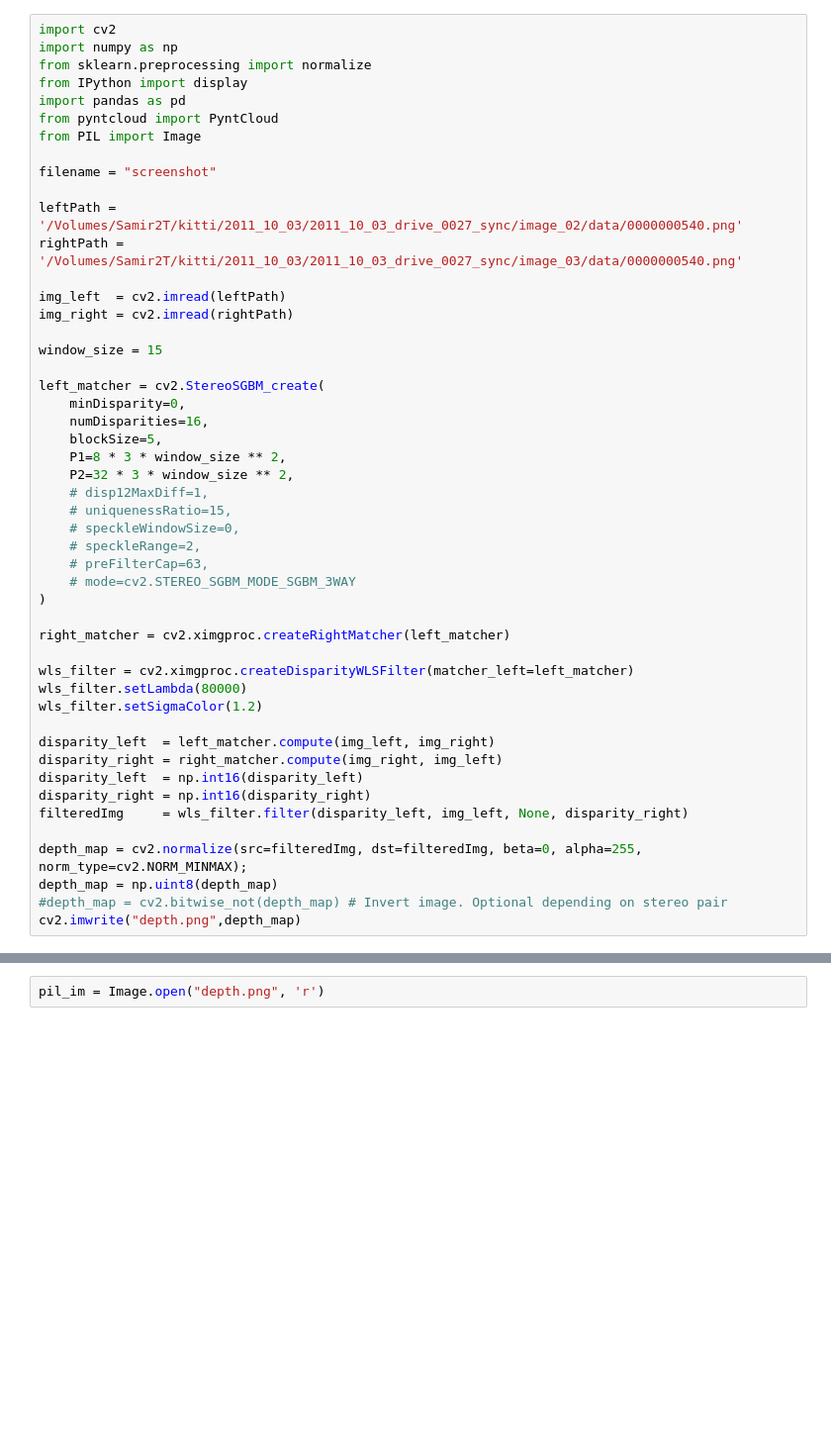
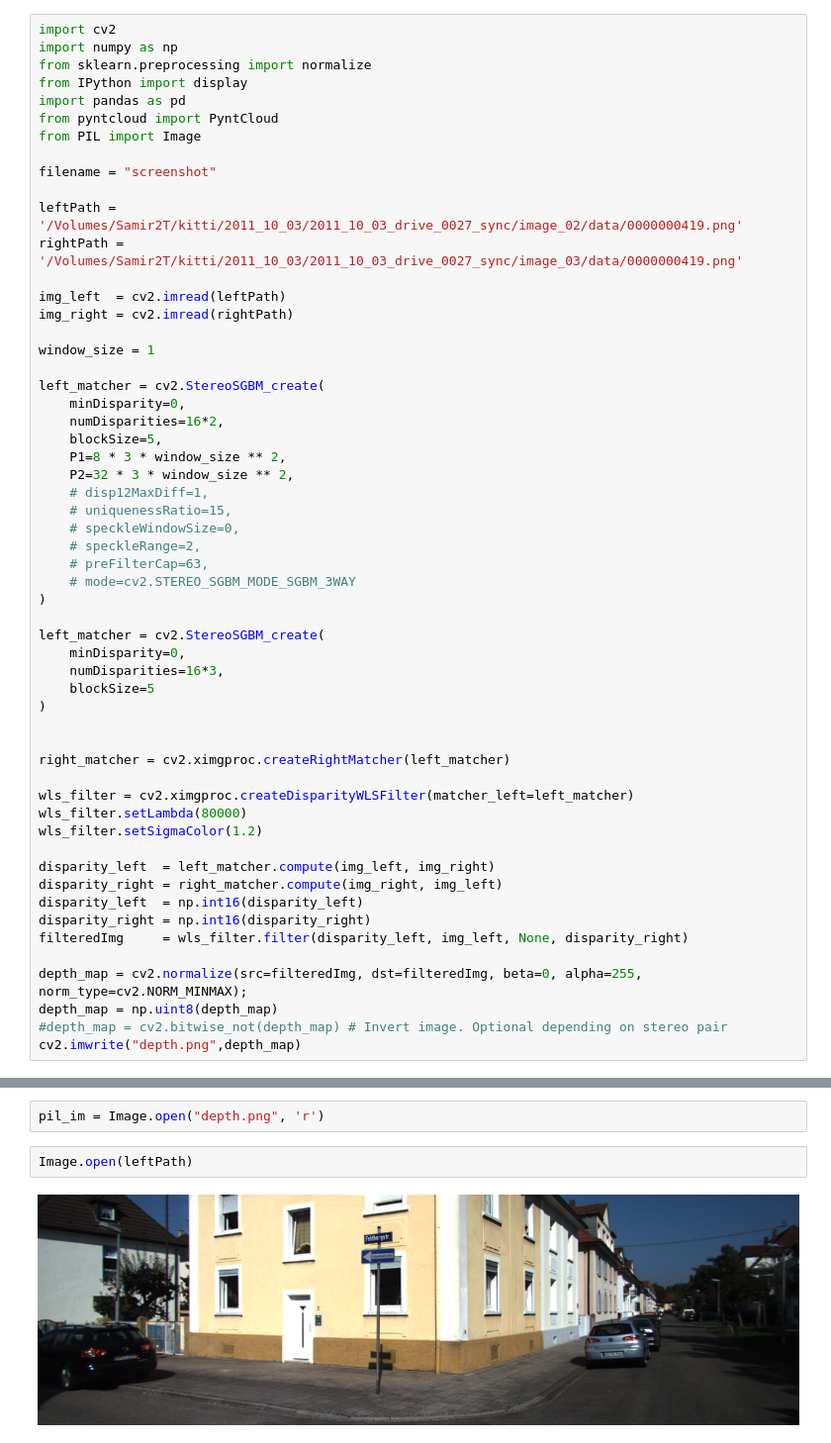
Before and after one commit to samirma/slam-experiment, a Jupyter notebook: sandbox.ipynb, the cells around one changed output, grey strips where cells are left out. Shown at 99% size. Cells and saved outputs as stored; diff of their text form; blank space fills up the shorter version.

```diff
--- a/sandbox.ipynb
+++ b/sandbox.ipynb
@@ -9,17 +9,17 @@ from PIL import Image
 
 filename = "screenshot"
 
-leftPath = '/Volumes/Samir2T/kitti/2011_10_03/2011_10_03_drive_0027_sync/image_02/data/0000000540.png'
-rightPath = '/Volumes/Samir2T/kitti/2011_10_03/2011_10_03_drive_0027_sync/image_03/data/0000000540.png'
+leftPath = '/Volumes/Samir2T/kitti/2011_10_03/2011_10_03_drive_0027_sync/image_02/data/0000000419.png'
+rightPath = '/Volumes/Samir2T/kitti/2011_10_03/2011_10_03_drive_0027_sync/image_03/data/0000000419.png'
 
 img_left  = cv2.imread(leftPath)
 img_right = cv2.imread(rightPath)
 
-window_size = 15
+window_size = 1
 
 left_matcher = cv2.StereoSGBM_create(
     minDisparity=0,
-    numDisparities=16,
+    numDisparities=16*2,
     blockSize=5,
     P1=8 * 3 * window_size ** 2,
     P2=32 * 3 * window_size ** 2,
@@ -30,6 +30,13 @@ left_matcher = cv2.StereoSGBM_create(
     # preFilterCap=63,
     # mode=cv2.STEREO_SGBM_MODE_SGBM_3WAY
 )
+
+left_matcher = cv2.StereoSGBM_create(
+    minDisparity=0,
+    numDisparities=16*3,
+    blockSize=5
+)
+
 
 right_matcher = cv2.ximgproc.createRightMatcher(left_matcher)
 
@@ -51,6 +58,10 @@ cv2.imwrite("depth.png",depth_map)
 True
 # %%
 pil_im = Image.open("depth.png", 'r')
+# %%
+Image.open(leftPath)
+# %% [output]
+[figure, added]
 # %%
 pil_im
 # %% [output]
```
Also changed, not shown: parts of 7 cells of this notebook, 1 other file.
